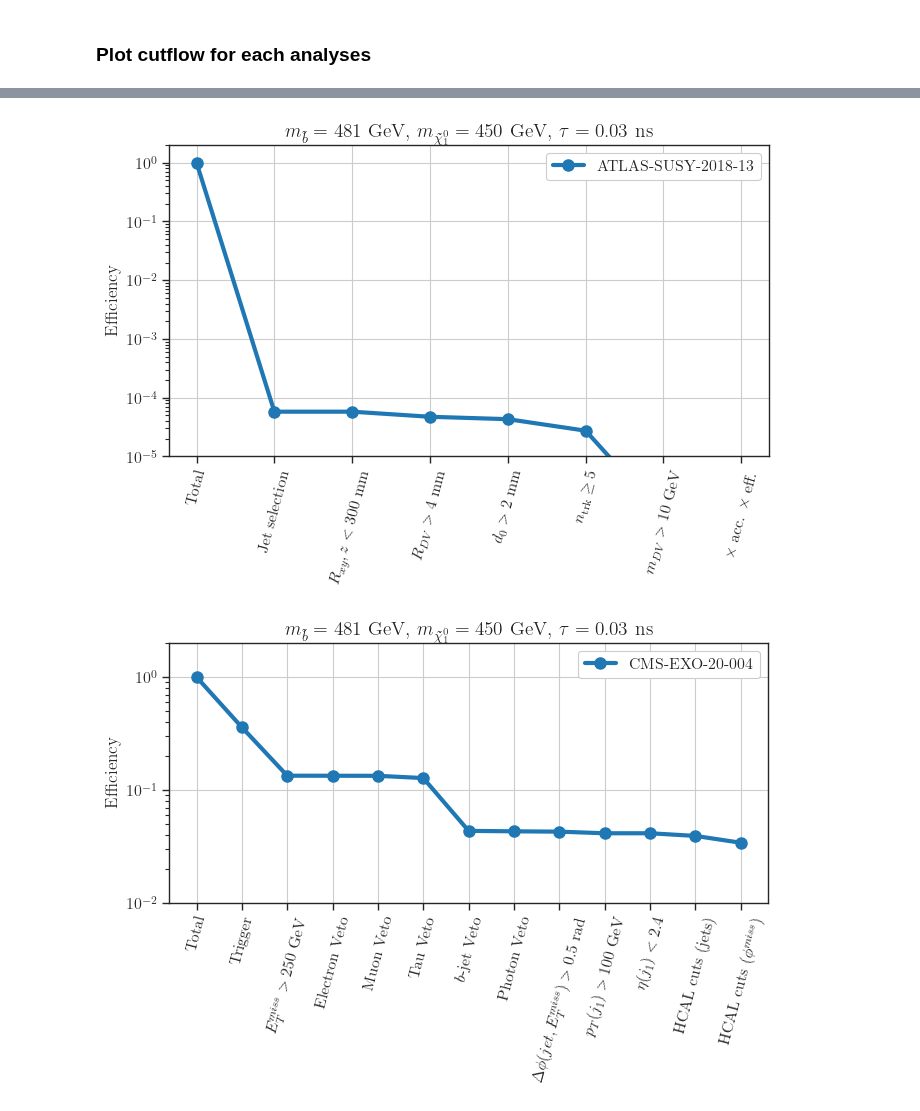
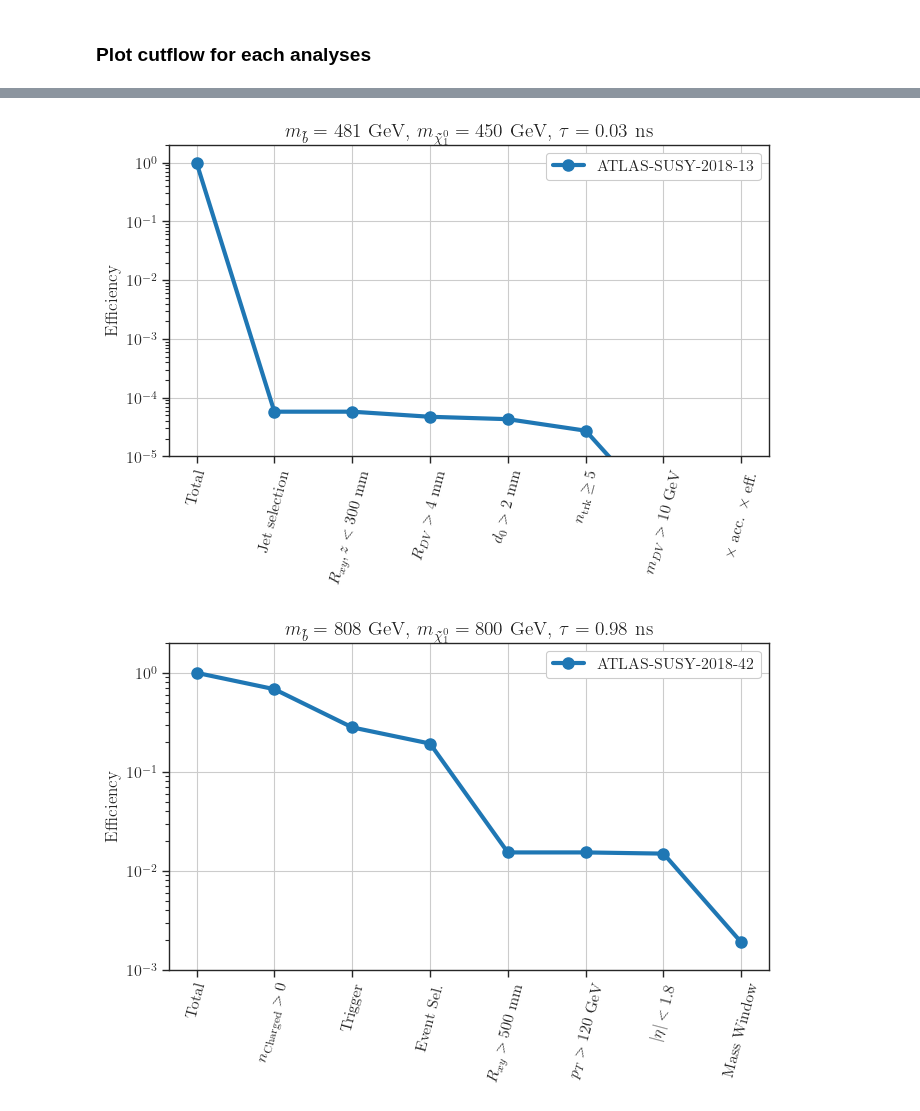
Before and after one commit to andlessa/LLP-CDFO, a Jupyter notebook: plotting/plots-CutFlow.ipynb, the cells around one changed output, grey strips where cells are left out. Drawn from its saved outputs; the diff is of its cells as text; code cells hidden in the pictures.

Commit message:
Updated cutflows

```diff
--- a/plotting/plots-CutFlow.ipynb
+++ b/plotting/plots-CutFlow.ipynb
@@ -30,6 +30,7 @@ cm = plt.colormaps['RdYlBu']
 # %%
 files = { 'ATLAS-SUSY-2016-08' : '../results_dataFrames/cutflow_2016_08.pcl',
           'ATLAS-SUSY-2018-13' : '../results_dataFrames/cutflow_2018_13.pcl',
+          'ATLAS-SUSY-2018-42' : '../results_dataFrames/cdfo_808_800.0_tau_1e+00_atlas_2018_42_cutflow.pcl',
           'CMS-EXO-20-004' : '../results_dataFrames/cutflow_cms.pcl',
          'CMS-EXO-20-004 (Displaced Jet Veto)' : '../results_dataFrames/cutflow_cms_maxR_2.pcl'}
 
@@ -40,10 +41,12 @@ recastDataDict = {label : pd.read_pickle(f) for label,f in files.items()}
 msb = 'mLLP'
 mn1= 'mLSP'
 tau = 'tau_ns'
-recastData = list(recastDataDict.values())[0]
-modelDict = {msb : recastData.iloc[0][msb], mn1 : recastData.iloc[0][mn1], tau : recastData.iloc[0][tau]}
-title = r'$m_{\tilde b} = %1.0f$ GeV, $m_{\tilde \chi_1^0} = %1.0f$ GeV, $\tau = %1.2f$ ns'%(modelDict['mLLP'],modelDict['mLSP'],modelDict['tau_ns'])
-figlabel = 'msb_%1.0f_mchi_%1.0f_tau_%1.2f'%(modelDict['mLLP'],modelDict['mLSP'],modelDict['tau_ns'])
+modelDict = {label : {msb : recastData.iloc[0][msb], mn1 : recastData.iloc[0][mn1], tau : recastData.iloc[0][tau]}
+             for label,recastData in recastDataDict.items() }
+title = {label: r'$m_{\tilde b} = %1.0f$ GeV, $m_{\tilde \chi_1^0} = %1.0f$ GeV, $\tau = %1.2f$ ns'%(model['mLLP'],model['mLSP'],model['tau_ns'])
+         for label,model in modelDict.items()}
+
+figlabel = {label : 'msb_%1.0f_mchi_%1.0f_tau_%1.2f'%(model['mLLP'],model['mLSP'],model['tau_ns'])  for label,model in modelDict.items()}
 # %% [markdown]
 ### Fix labels
 # %%
@@ -65,39 +68,45 @@ labelsDict = {'$nTracks >= 5$' : '$n_{\\rm trk} \geq 5$',
              'HCALmitigation($\\phi^{miss}$)' : 'HCAL cuts ($\\phi^{miss}$)',
              '+Evt Eff' : '$\\times$ evt eff.',
              '+DV Eff' : '$\\times$ DV eff.',
-             'final Acc*Eff' : '$\\times$ acc. $\\times$ eff.'}
+             'final Acc*Eff' : '$\\times$ acc. $\\times$ eff.',
+             "(SR-High - no mass Window)" : "Mass Window",
+             "$n_{Charged} > 0$" : "$n_{\\rm Charged} > 0$"}
 # %% [markdown]
 ### Plot cutflow for each analyses
 # %%
 for label,recastData in recastDataDict.items():
 
-    recastData = recastData.drop(columns='DisplacedJet veto ($R < -1.0$)',errors='ignore')
+    recastData = recastData.drop(columns=['DisplacedJet veto ($R < -1.0$)','(Acceptance)',
+                                          '$m_{T}({track},{p}_{{T}}^{{ miss}}) > 130$ GeV',"(SR-Low - no mass Window)"],errors='ignore')
     fig,ax = plt.subplots(nrows=1,ncols=1,figsize=(7,5))
     x_ticks = [r'%s'%c for c in recastData.columns]
     x_ticks = x_ticks[x_ticks.index('Total'):]
     x_ticksL = [labelsDict[xl] if xl in labelsDict else xl for xl in x_ticks[:]]
     x = np.arange(0.,len(x_ticksL),1.)
     ax.set_xticks(x, x_ticksL,rotation=75)
     y = recastData.iloc[0][x_ticks]
     yerr = [v[1] for v in y[:]]
     y = [v[0] for v in y[:]]
     p = ax.plot(x,y,label=label,linewidth=3,marker='o',markersize=8)
     ax.set_yscale('log')
     ax.set_ylabel('Efficiency')
     if 'CMS' in label:
         ax.set_ylim(1e-2,2.)
         ax.set_yticks([1e-2,1e-1,1.])
+    elif '2018-42' in label:
+        ax.set_ylim(1e-3,2.)
+        ax.set_yticks([1e-3,1e-2,1e-1,1.])
     else:
         ax.set_ylim(1e-5,2.)
         ax.set_yticks([1e-5,1e-4,1e-3,1e-2,1e-1,1.])
 
-    ax.set_title(title,fontsize=14)
+    ax.set_title(title[label],fontsize=14)
     ax.legend(framealpha=1.0)
     ax.grid()
     plt.tight_layout()
-    plt.savefig('cutflows_%s_%s.png' %(label,figlabel))
+    plt.savefig('cutflows_%s_%s.png' %(label,figlabel[label]))
     plt.show()
 # %% [output]
 [figure]
 [figure]
-[figure, old version]
+[figure, new version]
```
Also changed, not shown: parts of 1 cell of this notebook, 2 other files.
